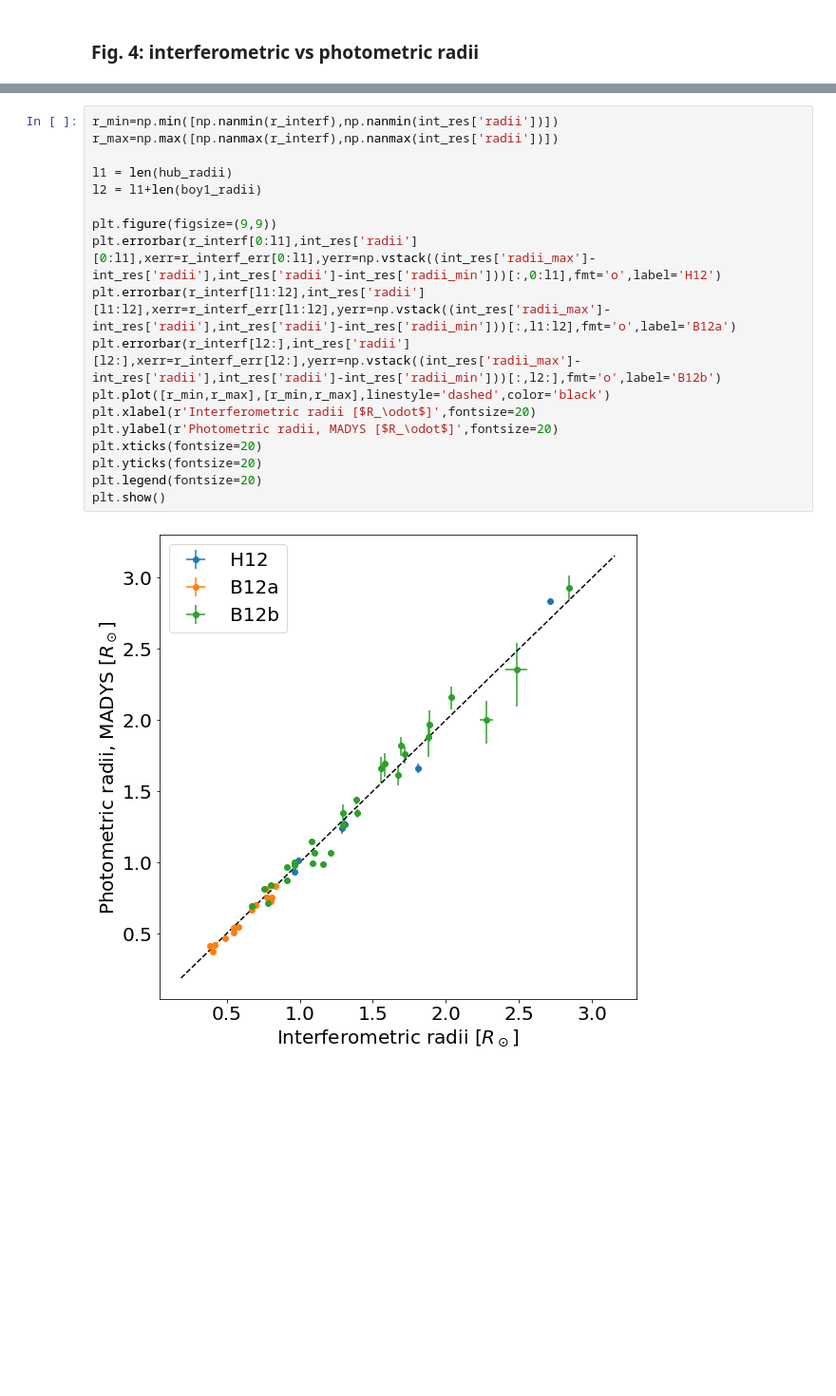
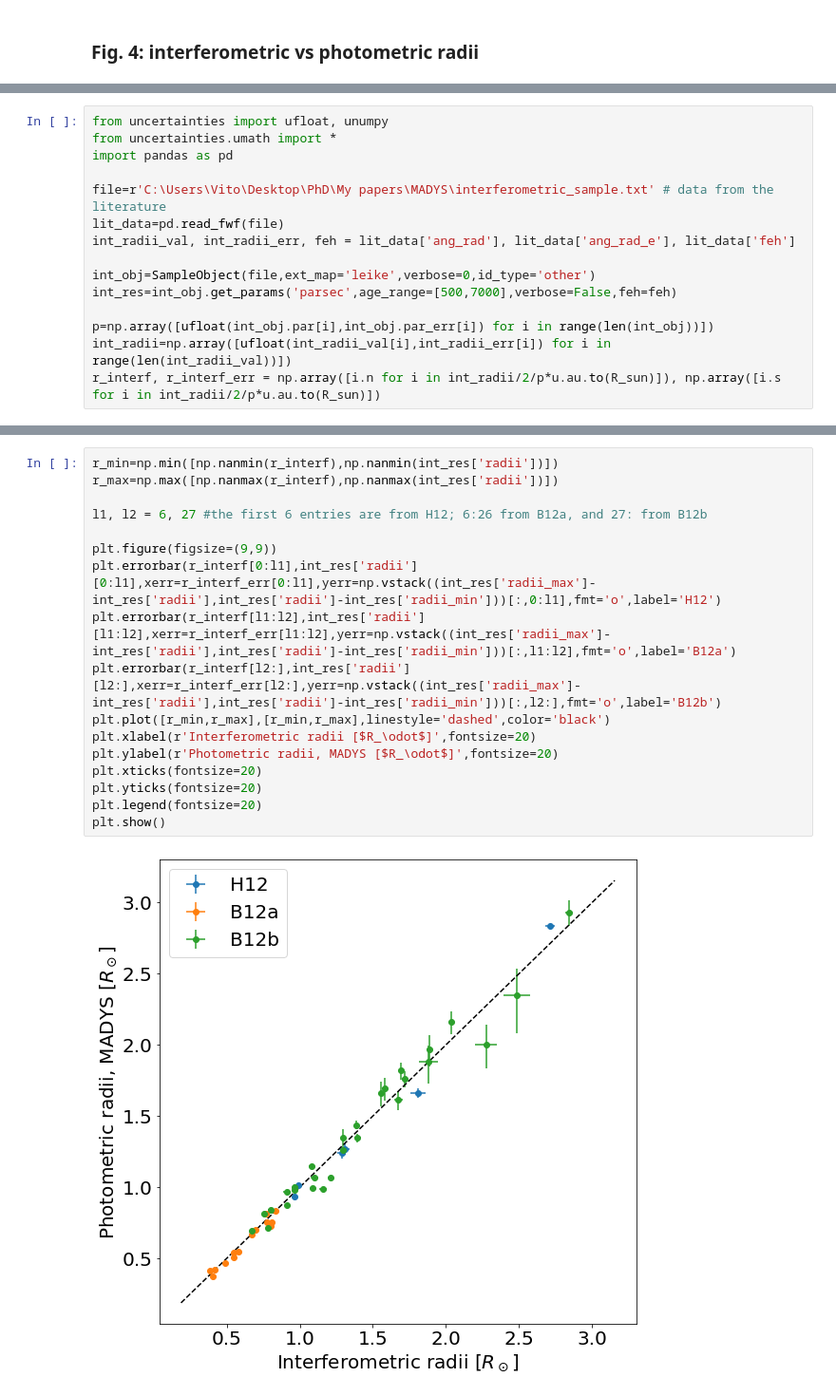
Before and after one commit to vsquicciarini/madys, a Jupyter notebook: MADYS_paper.ipynb, the cells around one changed output, grey strips where cells are left out. Shown: that part at 95% size. Saved outputs shown, nothing was run; the diff lists cells and outputs as text; blank space fills up the shorter version.

```diff
--- a/MADYS_paper.ipynb
+++ b/MADYS_paper.ipynb
@@ -681,0 +465,15 @@ Execution ended. Elapsed time: 62 s.
+# %%
+from uncertainties import ufloat, unumpy
+from uncertainties.umath import *
+import pandas as pd
+
+file=r'C:\Users\Vito\Desktop\PhD\My papers\MADYS\interferometric_sample.txt' # data from the literature
+lit_data=pd.read_fwf(file)
+int_radii_val, int_radii_err, feh = lit_data['ang_rad'], lit_data['ang_rad_e'], lit_data['feh']
+
+int_obj=SampleObject(file,ext_map='leike',verbose=0,id_type='other')
+int_res=int_obj.get_params('parsec',age_range=[500,7000],verbose=False,feh=feh)
+
+p=np.array([ufloat(int_obj.par[i],int_obj.par_err[i]) for i in range(len(int_obj))])
+int_radii=np.array([ufloat(int_radii_val[i],int_radii_err[i]) for i in range(len(int_radii_val))])
+r_interf, r_interf_err = np.array([i.n for i in int_radii/2/p*u.au.to(R_sun)]), np.array([i.s for i in int_radii/2/p*u.au.to(R_sun)])
@@ -682,20 +483,19 @@ Execution ended. Elapsed time: 62 s.
 # %%
 r_min=np.min([np.nanmin(r_interf),np.nanmin(int_res['radii'])])
 r_max=np.max([np.nanmax(r_interf),np.nanmax(int_res['radii'])])
 
-l1 = len(hub_radii)
-l2 = l1+len(boy1_radii)
+l1, l2 = 6, 27 #the first 6 entries are from H12; 6:26 from B12a, and 27: from B12b
 
 plt.figure(figsize=(9,9))
 plt.errorbar(r_interf[0:l1],int_res['radii'][0:l1],xerr=r_interf_err[0:l1],yerr=np.vstack((int_res['radii_max']-int_res['radii'],int_res['radii']-int_res['radii_min']))[:,0:l1],fmt='o',label='H12')
 plt.errorbar(r_interf[l1:l2],int_res['radii'][l1:l2],xerr=r_interf_err[l1:l2],yerr=np.vstack((int_res['radii_max']-int_res['radii'],int_res['radii']-int_res['radii_min']))[:,l1:l2],fmt='o',label='B12a')
 plt.errorbar(r_interf[l2:],int_res['radii'][l2:],xerr=r_interf_err[l2:],yerr=np.vstack((int_res['radii_max']-int_res['radii'],int_res['radii']-int_res['radii_min']))[:,l2:],fmt='o',label='B12b')
 plt.plot([r_min,r_max],[r_min,r_max],linestyle='dashed',color='black')
 plt.xlabel(r'Interferometric radii [$R_\odot$]',fontsize=20)
 plt.ylabel(r'Photometric radii, MADYS [$R_\odot$]',fontsize=20)
 plt.xticks(fontsize=20)
 plt.yticks(fontsize=20)
 plt.legend(fontsize=20)
 plt.show()
 # %% [output]
-[figure, old version]
+[figure, new version]
```
Also changed, not shown: parts of 8 cells of this notebook.
